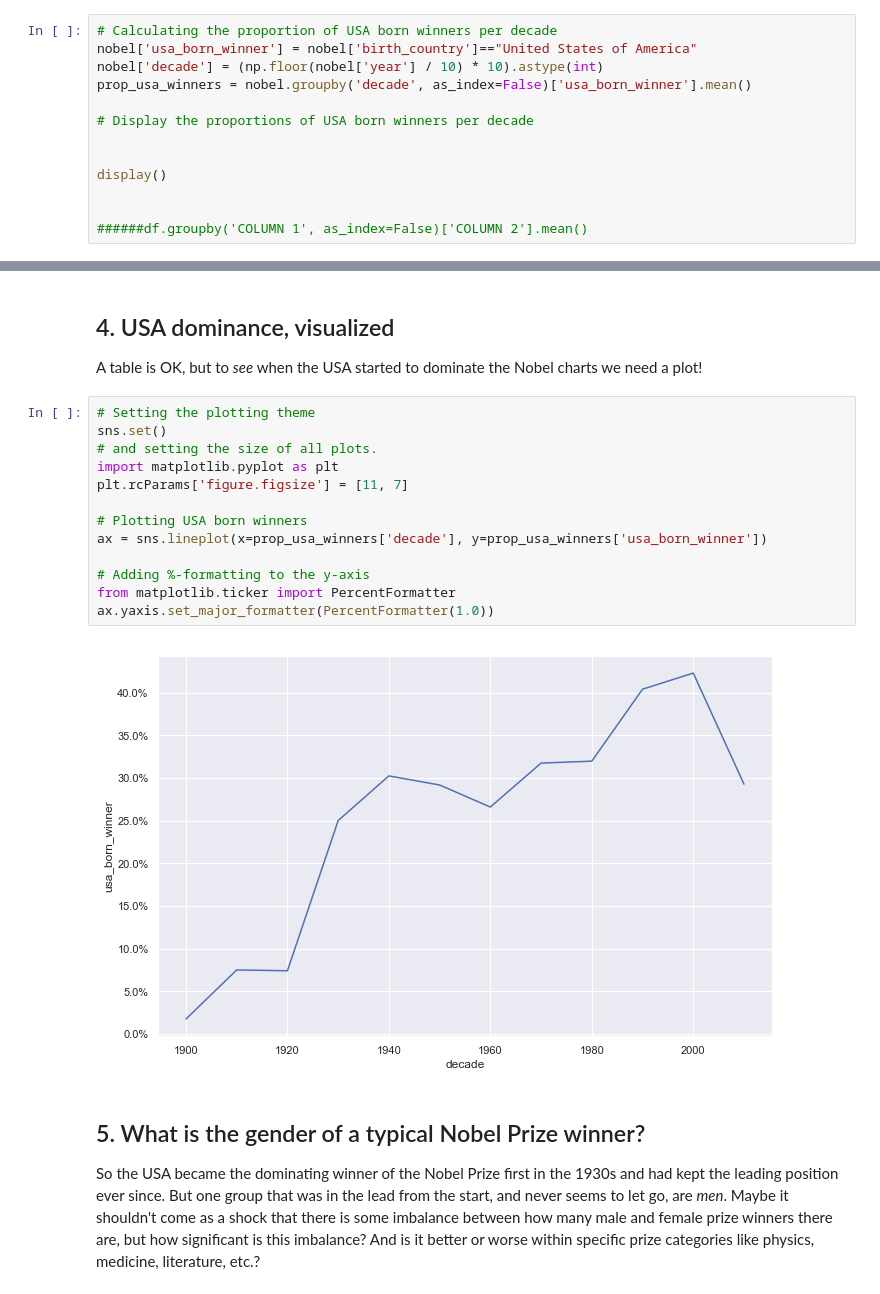
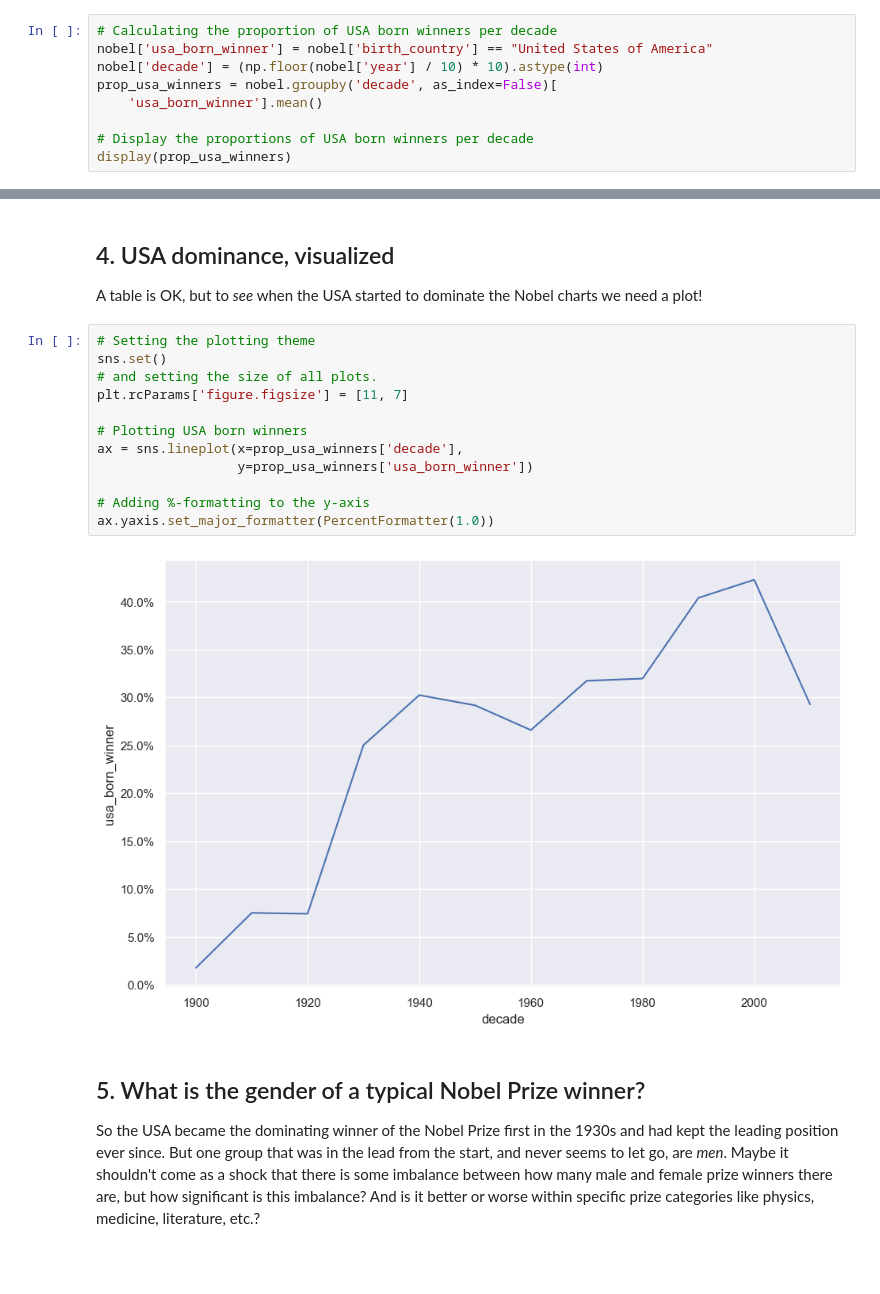
Before and after one commit to veeralakrishna/DataCamp-Project-Solutions-Python, a Jupyter notebook: A Visual History of Nobel Prize Winners/notebook.ipynb, the cells around one changed output, grey strips where cells are left out. Saved outputs shown, nothing was run; the diff lists cells and outputs as text; blank space fills up the shorter version.

```diff
--- a/A Visual History of Nobel Prize Winners/notebook.ipynb
+++ b/A Visual History of Nobel Prize Winners/notebook.ipynb
@@ -68,14 +201,10 @@ Name: birth_country, dtype: int64
 <p>Not so surprising perhaps: the most common Nobel laureate between 1901 and 2016 was a man born in the United States of America. But in 1901 all the winners were European. When did the USA start to dominate the Nobel Prize charts?</p>
 # %%
 # Calculating the proportion of USA born winners per decade
-nobel['usa_born_winner'] = nobel['birth_country']=="United States of America"
+nobel['usa_born_winner'] = nobel['birth_country'] == "United States of America"
 nobel['decade'] = (np.floor(nobel['year'] / 10) * 10).astype(int)
-prop_usa_winners = nobel.groupby('decade', as_index=False)['usa_born_winner'].mean()
+prop_usa_winners = nobel.groupby('decade', as_index=False)[
+    'usa_born_winner'].mean()
 
 # Display the proportions of USA born winners per decade
-
-
-display()
-
-
-######df.groupby('COLUMN 1', as_index=False)['COLUMN 2'].mean()
+display(prop_usa_winners)
@@ -85,18 +228,17 @@ display()
 # %%
 # Setting the plotting theme
 sns.set()
 # and setting the size of all plots.
-import matplotlib.pyplot as plt
 plt.rcParams['figure.figsize'] = [11, 7]
 
 # Plotting USA born winners
-ax = sns.lineplot(x=prop_usa_winners['decade'], y=prop_usa_winners['usa_born_winner'])
+ax = sns.lineplot(x=prop_usa_winners['decade'],
+                  y=prop_usa_winners['usa_born_winner'])
 
 # Adding %-formatting to the y-axis
-from matplotlib.ticker import PercentFormatter
 ax.yaxis.set_major_formatter(PercentFormatter(1.0))
 # %% [output]
-[figure, old version]
+[figure, new version]
 # %% [markdown]
 ## 5. What is the gender of a typical Nobel Prize winner?
 <p>So the USA became the dominating winner of the Nobel Prize first in the 1930s and had kept the leading position ever since. But one group that was in the lead from the start, and never seems to let go, are <em>men</em>. Maybe it shouldn't come as a shock that there is some imbalance between how many male and female prize winners there are, but how significant is this imbalance? And is it better or worse within specific prize categories like physics, medicine, literature, etc.?</p>
```
Also changed, not shown: parts of 23 cells of this notebook, 2 other files.
